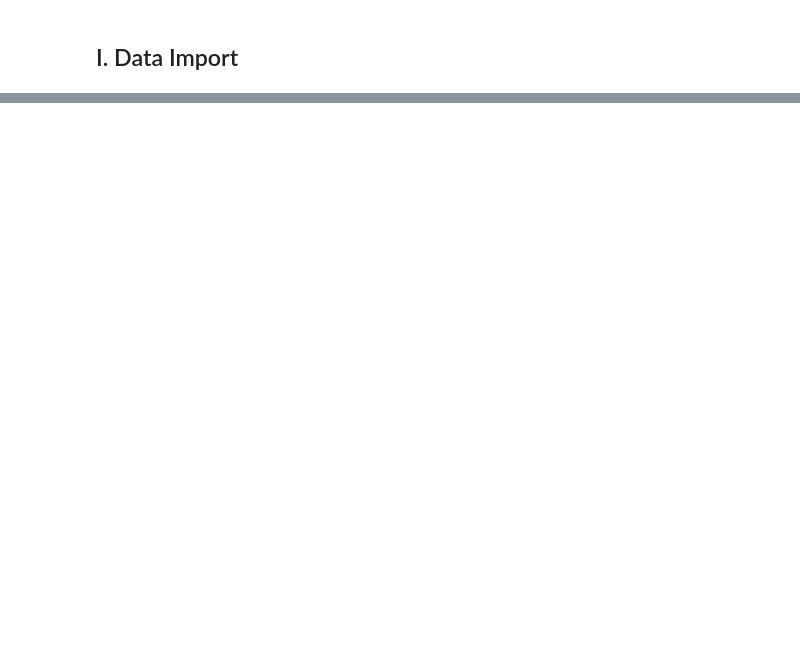
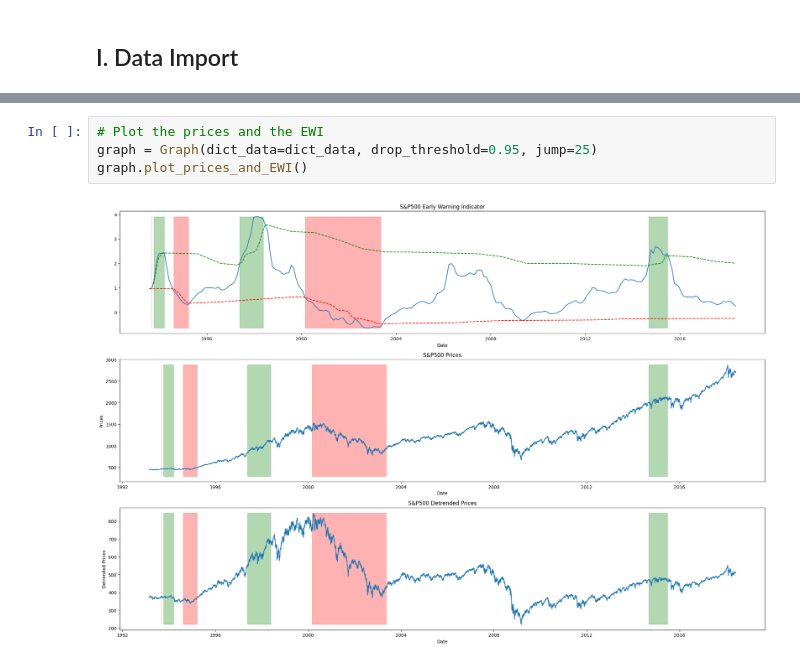
Before and after one commit to yannmerakeb/ABM-Early-Warning-Indicator, a Jupyter notebook: notebook.ipynb, the cells around one changed output, grey strips where cells are left out. Saved outputs shown, nothing was run; the diff lists cells and outputs as text; blank space fills up the shorter version.

```diff
--- a/notebook.ipynb
+++ b/notebook.ipynb
@@ -26,0 +27,6 @@ ts.strategy()
+# %%
+# Plot the prices and the EWI
+graph = Graph(dict_data=dict_data, drop_threshold=0.95, jump=25)
+graph.plot_prices_and_EWI()
+# %% [output]
+[figure, added]
```
Also changed, not shown: parts of 4 cells of this notebook, 3 other files.
